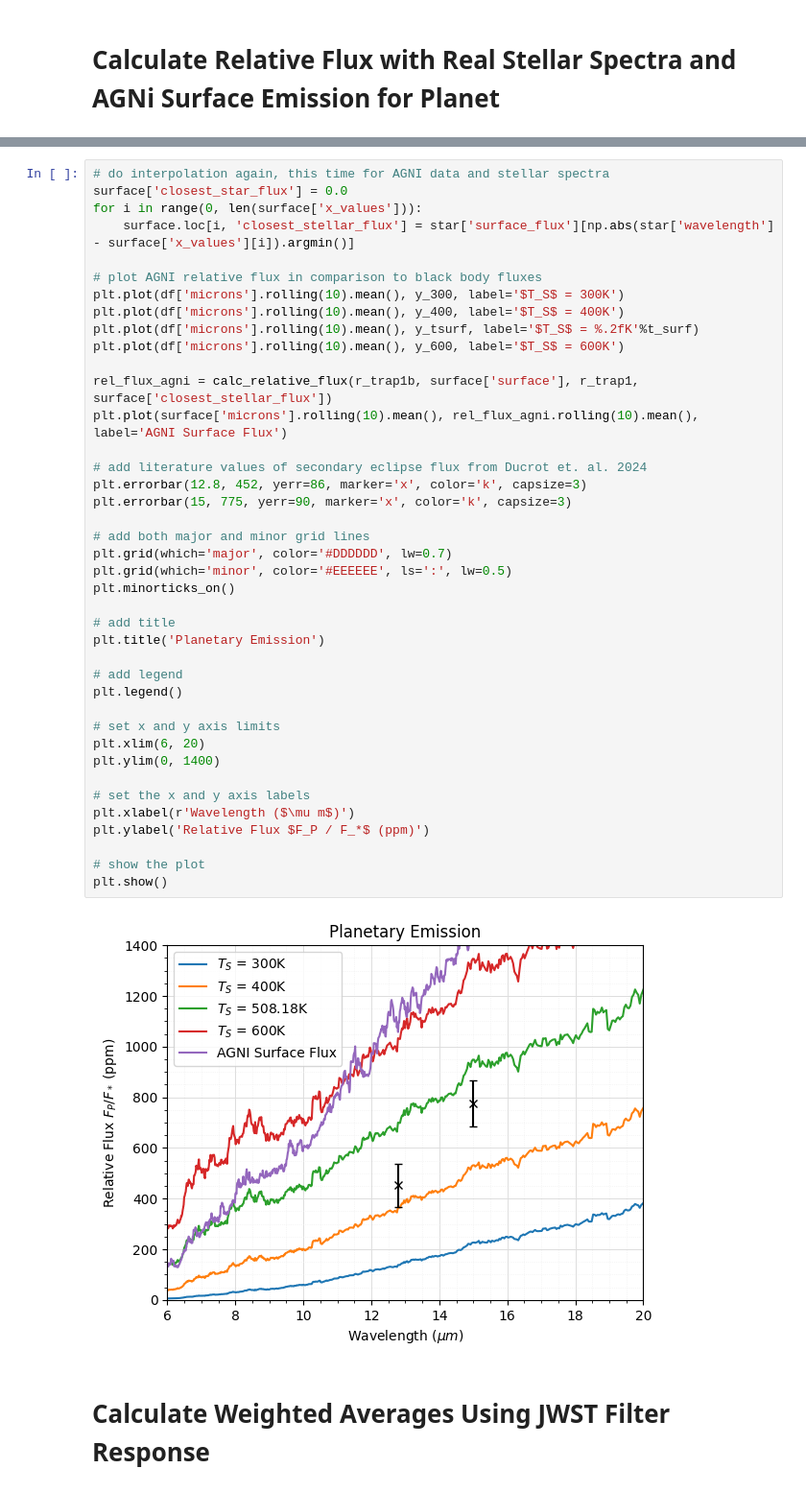
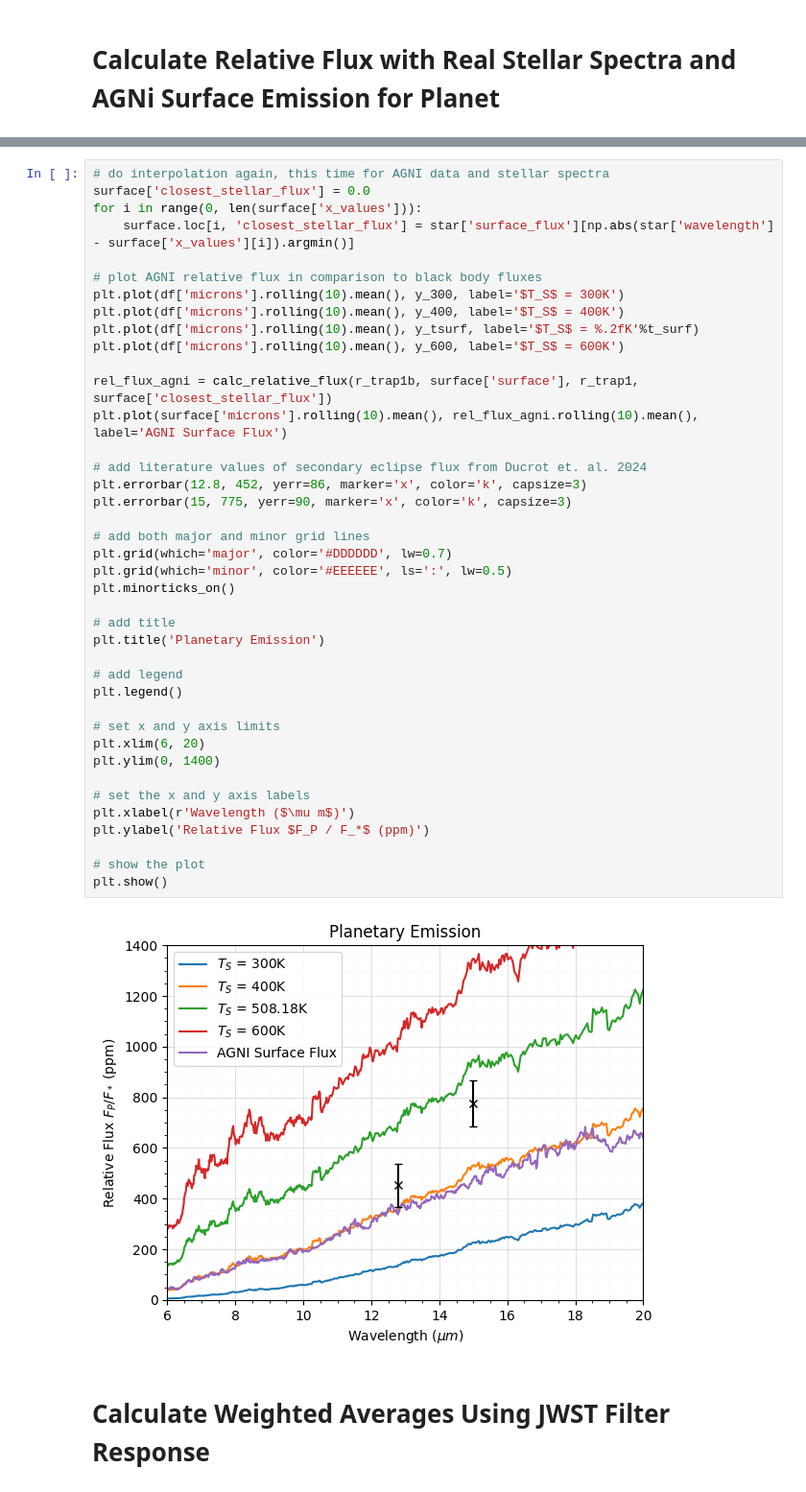
Before and after one commit to milliebutspace/AGNI, a Jupyter notebook: misc/utilities/bare_rock_model.ipynb, the cells around one changed output, grey strips where cells are left out. Shown at 96% size. Cells and saved outputs as stored; diff of their text form.

```diff
--- a/misc/utilities/bare_rock_model.ipynb
+++ b/misc/utilities/bare_rock_model.ipynb
@@ -447,6 +504,6 @@ plt.show()
 # %%
 # do interpolation again, this time for AGNI data and stellar spectra
-surface['closest_star_flux'] = 0.0
+surface['closest_stellar_flux'] = 0.0
 for i in range(0, len(surface['x_values'])):
     surface.loc[i, 'closest_stellar_flux'] = star['surface_flux'][np.abs(star['wavelength'] - surface['x_values'][i]).argmin()]
 
@@ -458,34 +515,34 @@ plt.plot(df['microns'].rolling(10).mean(), y_600, label='$T_S$ = 600K')
 
 rel_flux_agni = calc_relative_flux(r_trap1b, surface['surface'], r_trap1, surface['closest_stellar_flux'])
 plt.plot(surface['microns'].rolling(10).mean(), rel_flux_agni.rolling(10).mean(), label='AGNI Surface Flux')
 
 # add literature values of secondary eclipse flux from Ducrot et. al. 2024
 plt.errorbar(12.8, 452, yerr=86, marker='x', color='k', capsize=3)
 plt.errorbar(15, 775, yerr=90, marker='x', color='k', capsize=3)
 
 # add both major and minor grid lines
 plt.grid(which='major', color='#DDDDDD', lw=0.7)
 plt.grid(which='minor', color='#EEEEEE', ls=':', lw=0.5)
 plt.minorticks_on()
 
 # add title
 plt.title('Planetary Emission')
 
 # add legend
 plt.legend()
 
 # set x and y axis limits
 plt.xlim(6, 20)
 plt.ylim(0, 1400)
 
 # set the x and y axis labels
 plt.xlabel(r'Wavelength ($\mu m$)')
 plt.ylabel('Relative Flux $F_P / F_*$ (ppm)')
 
 # show the plot
 plt.show()
 # %% [output]
-[figure, old version]
+[figure, new version]
 # %% [markdown]
 # **Calculate Weighted Averages Using JWST Filter Response**
 # %%
```
Also changed, not shown: parts of 5 cells of this notebook.
